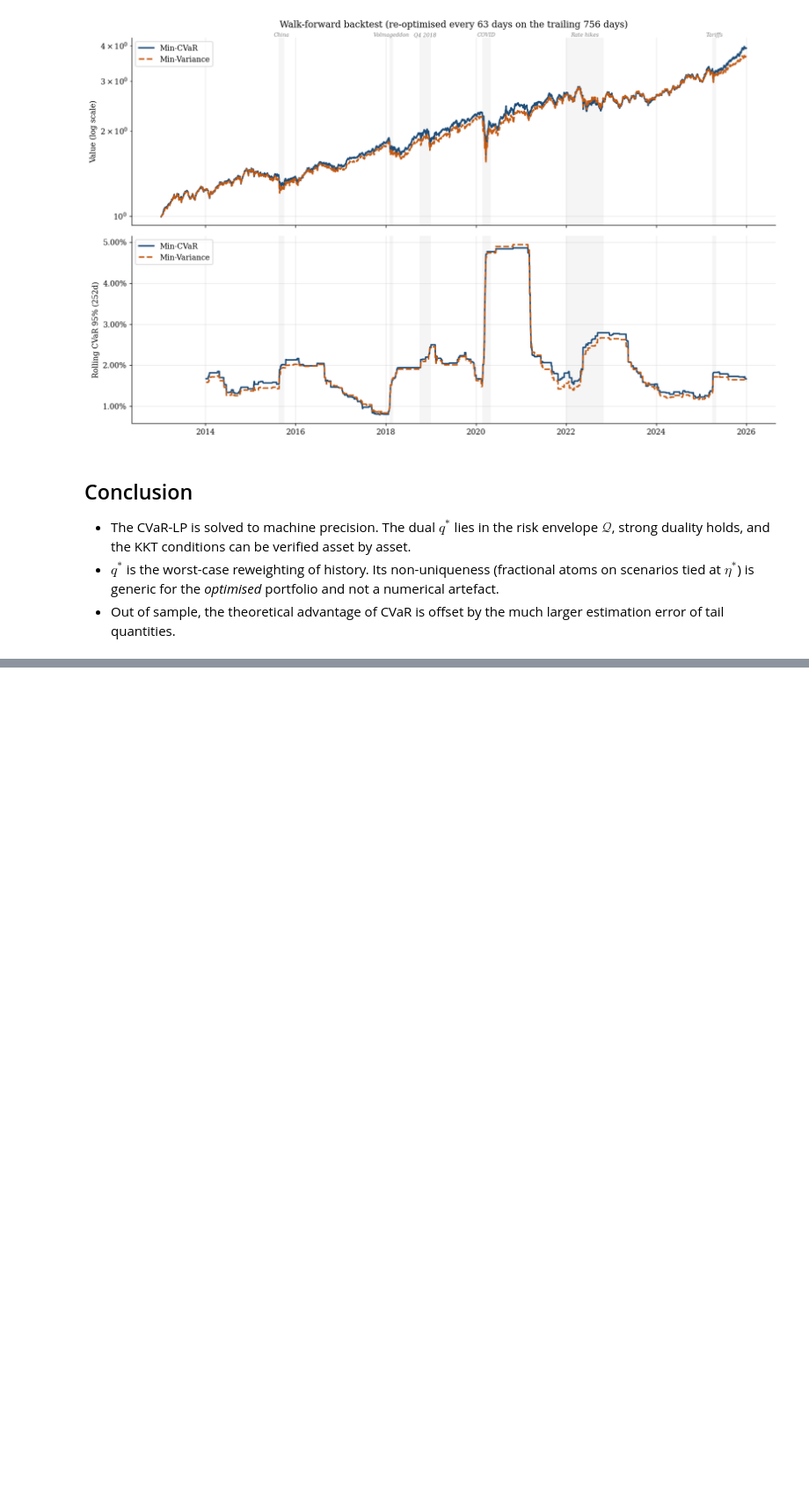
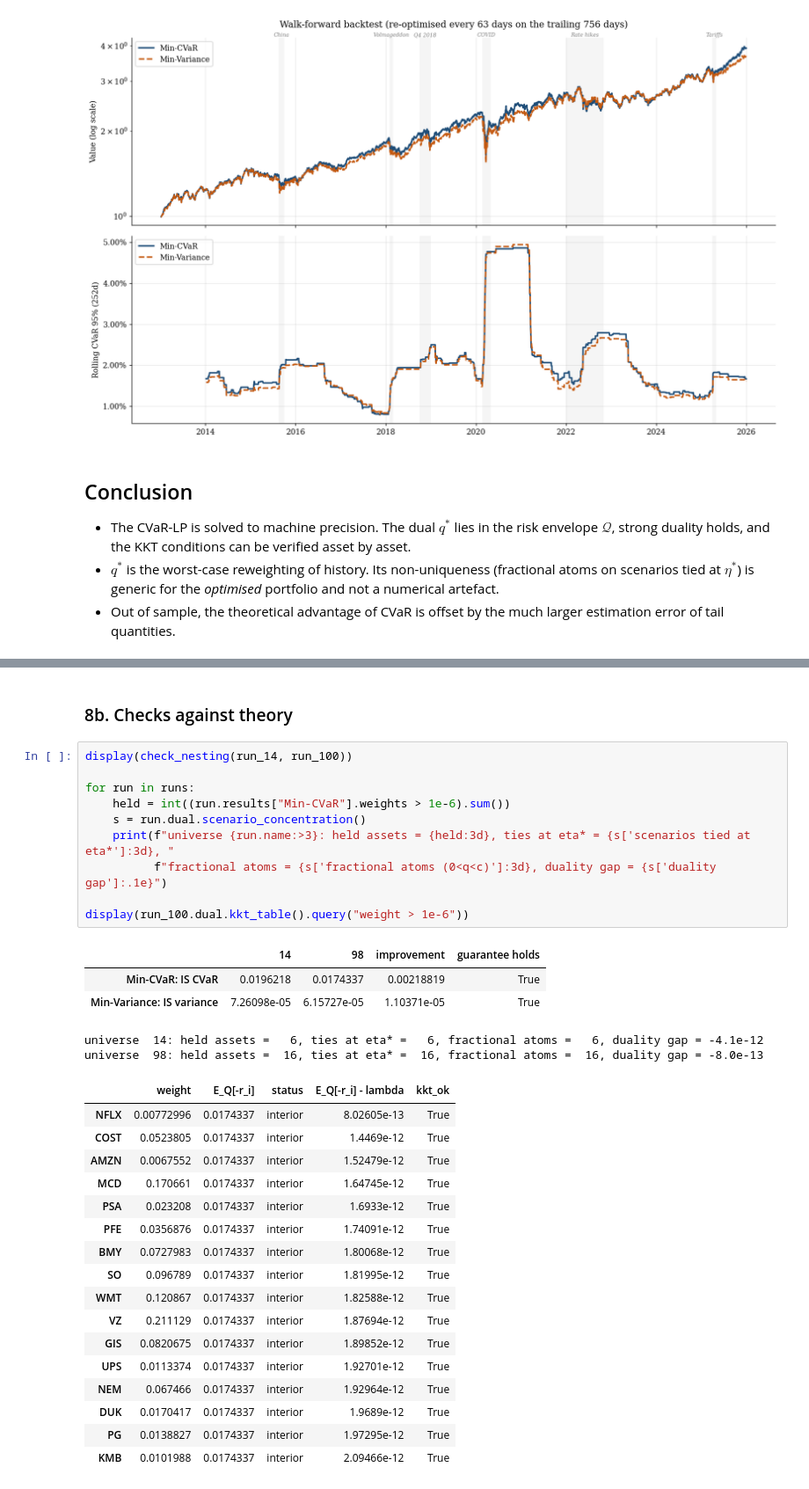
Before and after one commit to kichelmoon/conditionalvar, a Jupyter notebook: analysis.ipynb, the cells around one changed output, grey strips where cells are left out. Shown at 88% size. Saved outputs shown, nothing was run; the diff lists cells and outputs as text; blank space fills up the shorter version.

```diff
--- a/analysis.ipynb
+++ b/analysis.ipynb
@@ -396,0 +471,35 @@ fig = plots.plot_backtest(port, alpha=ALPHA, lookback=756, rebalance=63, save_pa
+# %% [markdown]
+### 8b. Checks against theory
+# %%
+display(check_nesting(run_14, run_100))
+
+for run in runs:
+    held = int((run.results["Min-CVaR"].weights > 1e-6).sum())
+    s = run.dual.scenario_concentration()
+    print(f"universe {run.name:>3}: held assets = {held:3d}, ties at eta* = {s['scenarios tied at eta*']:3d}, "
+          f"fractional atoms = {s['fractional atoms (0<q<c)']:3d}, duality gap = {s['duality gap']:.1e}")
+
+display(run_100.dual.kkt_table().query("weight > 1e-6"))
+# %% [output]
+|  | 14 | 98 | improvement | guarantee holds |
+| Min-CVaR: IS CVaR | 0.0196218 | 0.0174337 | 0.00218819 | True |
+| Min-Variance: IS variance | 7.26098e-05 | 6.15727e-05 | 1.10371e-05 | True |
+universe  14: held assets =   6, ties at eta* =   6, fractional atoms =   6, duality gap = -4.1e-12
+universe  98: held assets =  16, ties at eta* =  16, fractional atoms =  16, duality gap = -8.0e-13
+|  | weight | E_Q[-r_i] | status | E_Q[-r_i] - lambda | kkt_ok |
+| NFLX | 0.00772996 | 0.0174337 | interior | 8.02605e-13 | True |
+| COST | 0.0523805 | 0.0174337 | interior | 1.4469e-12 | True |
+| AMZN | 0.0067552 | 0.0174337 | interior | 1.52479e-12 | True |
+| MCD | 0.170661 | 0.0174337 | interior | 1.64745e-12 | True |
+| PSA | 0.023208 | 0.0174337 | interior | 1.6933e-12 | True |
+| PFE | 0.0356876 | 0.0174337 | interior | 1.74091e-12 | True |
+| BMY | 0.0727983 | 0.0174337 | interior | 1.80068e-12 | True |
+| SO | 0.096789 | 0.0174337 | interior | 1.81995e-12 | True |
+| WMT | 0.120867 | 0.0174337 | interior | 1.82588e-12 | True |
+| VZ | 0.211129 | 0.0174337 | interior | 1.87694e-12 | True |
+| GIS | 0.0820675 | 0.0174337 | interior | 1.89852e-12 | True |
+| UPS | 0.0113374 | 0.0174337 | interior | 1.92701e-12 | True |
+| NEM | 0.067466 | 0.0174337 | interior | 1.92964e-12 | True |
+| DUK | 0.0170417 | 0.0174337 | interior | 1.9689e-12 | True |
+| PG | 0.0138827 | 0.0174337 | interior | 1.97295e-12 | True |
+| KMB | 0.0101988 | 0.0174337 | interior | 2.09466e-12 | True |
```
Also changed, not shown: parts of 12 cells of this notebook, 8 other files.
